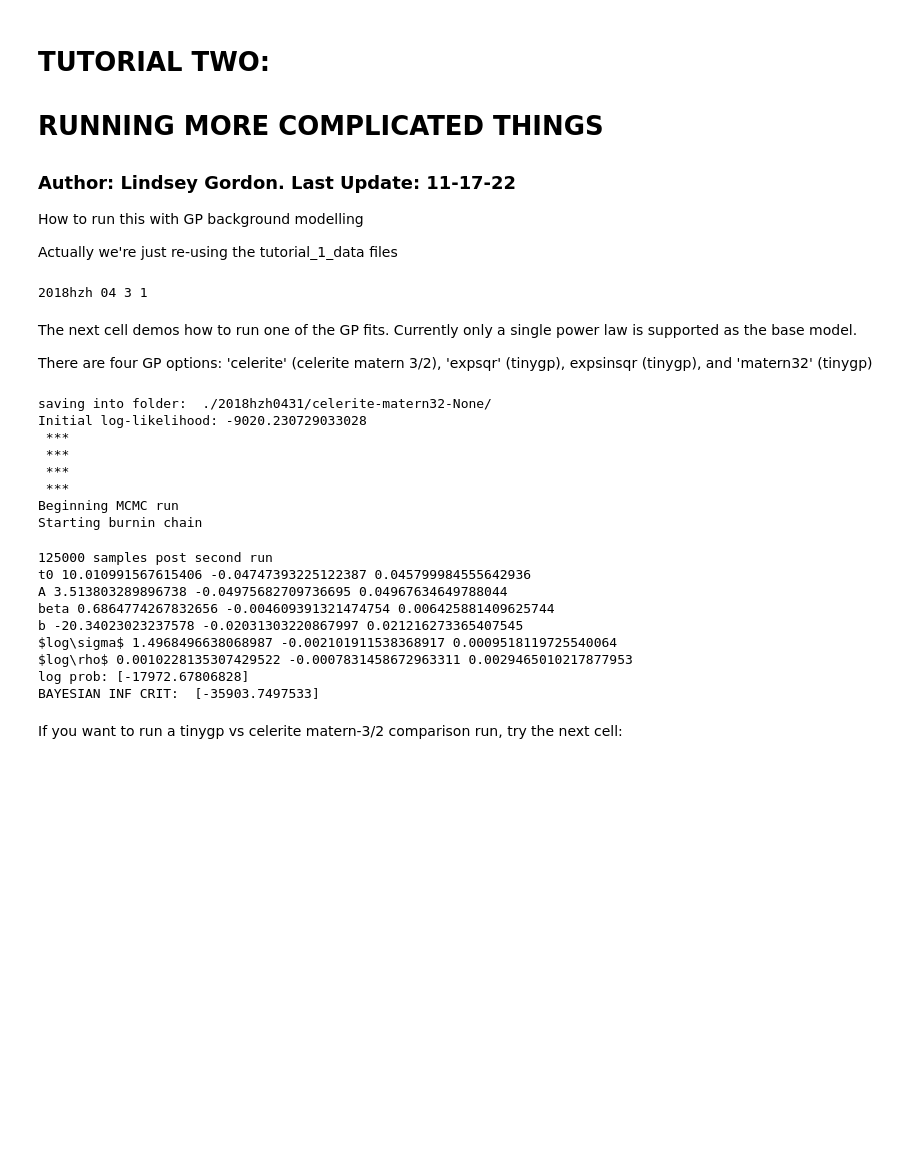
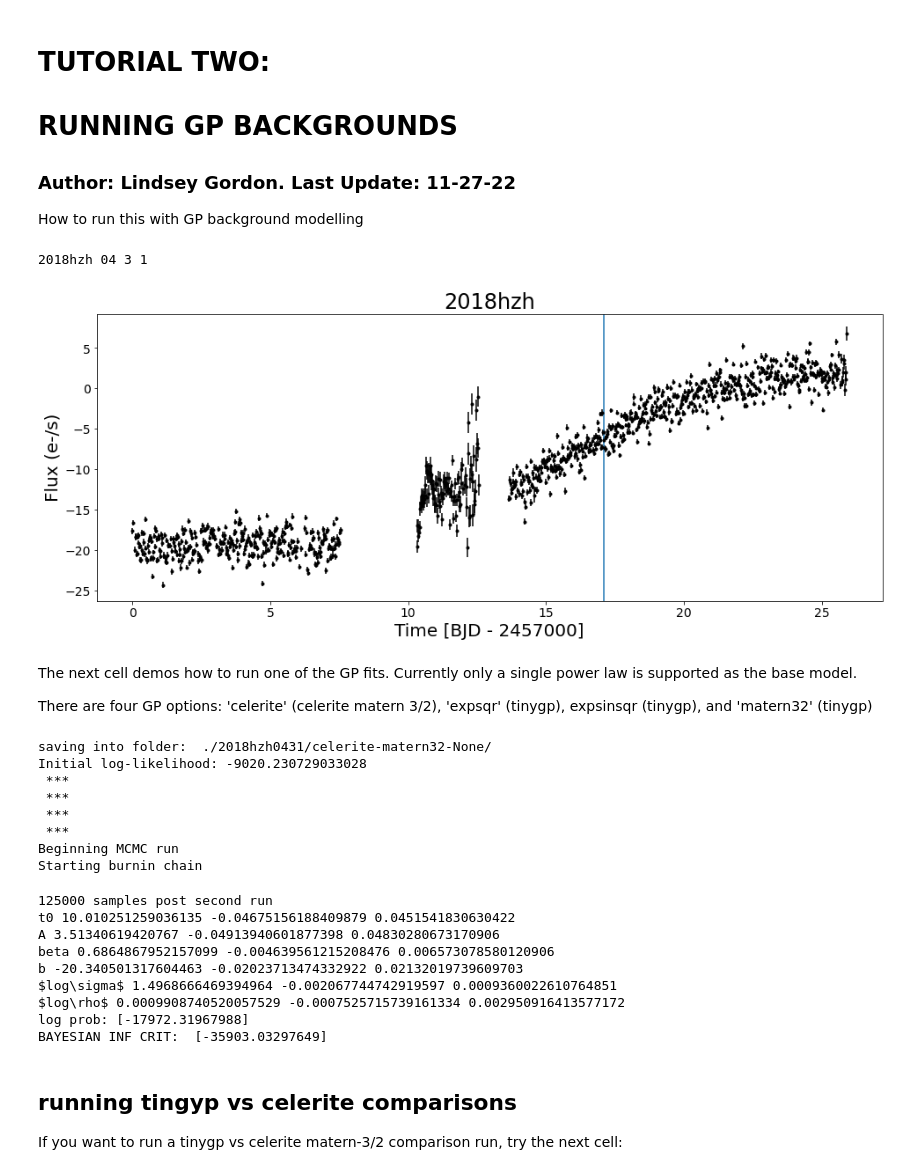
Before and after one commit to lcgordon/etsfit, a Jupyter notebook: tutorials/Tutorial 2 Gaussian Process Backgrounds.ipynb, the cells around one changed output. Drawn from its saved outputs; the diff is of its cells as text; code cells hidden in the pictures; blank space fills up the shorter version.

```diff
--- a/tutorials/Tutorial 2 Gaussian Process Backgrounds.ipynb
+++ b/tutorials/Tutorial 2 Gaussian Process Backgrounds.ipynb
@@ -1,11 +1,9 @@
 # %% [markdown]
 <h1> TUTORIAL TWO: </h1>
-<h1> RUNNING MORE COMPLICATED THINGS </h1>
-<h3> Author: Lindsey Gordon. Last Update: 11-17-22 </h3>
+<h1> RUNNING GP BACKGROUNDS </h1>
+<h3> Author: Lindsey Gordon. Last Update: 11-27-22 </h3>
 
 How to run this with GP background modelling
-
-Actually we're just re-using the tutorial_1_data files
 # %%
 #load in modules
 import numpy as np
@@ -16,36 +13,36 @@ from astropy.time import Time
 # %%
 # THINGS YOU SAW IN TUTORIAL 1
 #TNS info:
-TNSFile = "./tutorial_1_data/2018hzh_TNS.csv"
+TNSFile = "./tutorial_data/2018hzh_TNS.csv"
 TNSinfo = pd.read_csv(TNSFile)
 #data file:
-dataFile = "./tutorial_1_data/2018hzh0431-tessreduce"
+dataFile = "./tutorial_data/2018hzh0431-tessreduce"
 
 #saving into our local folder
 folderSave = "."
 
 #load data:
 (time, intensity, error, targetlabel,
                  sector, camera, ccd) = ut.tr_load_lc(dataFile)
 #get the discovery time from the TNSFile
-d = TNSinfo[TNSinfo["Name"].str.contains(targetlabel)]["Discovery Date (UT)"]
-discoverytime = Time(d.iloc[0], format = 'iso', scale='utc').jd
+discoverytime = ut.get_disctime(TNSFile, targetlabel)
 
 #make an etsfit instance
 ets = etsMAIN(folderSave, TNSFile)
 
 #load the data in
 ets.load_single_lc(time, intensity, error, discoverytime,
                    targetlabel, sector, camera, ccd)
 filterMade = ets.window_rms_filt(plot=False)
+ets.test_plot()
 # %% [output]
 2018hzh 04 3 1
+[figure, added]
 # %% [markdown]
 The next cell demos how to run one of the GP fits. Currently only a single power law is supported as the base model.
 
 There are four GP options: 'celerite' (celerite matern 3/2), 'expsqr' (tinygp), expsinsqr (tinygp), and 'matern32' (tinygp)
 # %%
-# NEW THINGS YOU HAVE NOT SEEN YET:
 gpUSE = "celerite"
 ets.run_GP_fit(filterMade, n1=10000, n2=25000, gpUSE=gpUSE)
 # %% [output]
@@ -58,15 +55,16 @@ Initial log-likelihood: -9020.230729033028
 Beginning MCMC run
 Starting burnin chain
 125000 samples post second run
-t0 10.010991567615406 -0.04747393225122387 0.045799984555642936
-A 3.513803289896738 -0.04975682709736695 0.04967634649788044
-beta 0.6864774267832656 -0.004609391321474754 0.006425881409625744
-b -20.34023023237578 -0.02031303220867997 0.021216273365407545
-$log\sigma$ 1.4968496638068987 -0.002101911538368917 0.0009518119725540064
-$log\rho$ 0.0010228135307429522 -0.0007831458672963311 0.0029465010217877953
-log prob: [-17972.67806828]
-BAYESIAN INF CRIT:  [-35903.7497533]
+t0 10.010251259036135 -0.04675156188409879 0.0451541830630422
+A 3.51340619420767 -0.04913940601877398 0.04830280673170906
+beta 0.6864867952157099 -0.004639561215208476 0.006573078580120906
+b -20.340501317604463 -0.02023713474332922 0.02132019739609703
+$log\sigma$ 1.4968666469394964 -0.002067744742919597 0.0009360022610764851
+$log\rho$ 0.0009908740520057529 -0.0007525715739161334 0.002950916413577172
+log prob: [-17972.31967988]
+BAYESIAN INF CRIT:  [-35903.03297649]
 # %% [markdown]
+<h2> running tingyp vs celerite comparisons </h2>
 If you want to run a tinygp vs celerite matern-3/2 comparison run, try the next cell:
 # %%
 #load data:
```
Also changed, not shown: parts of 2 cells of this notebook, 58 other files.
